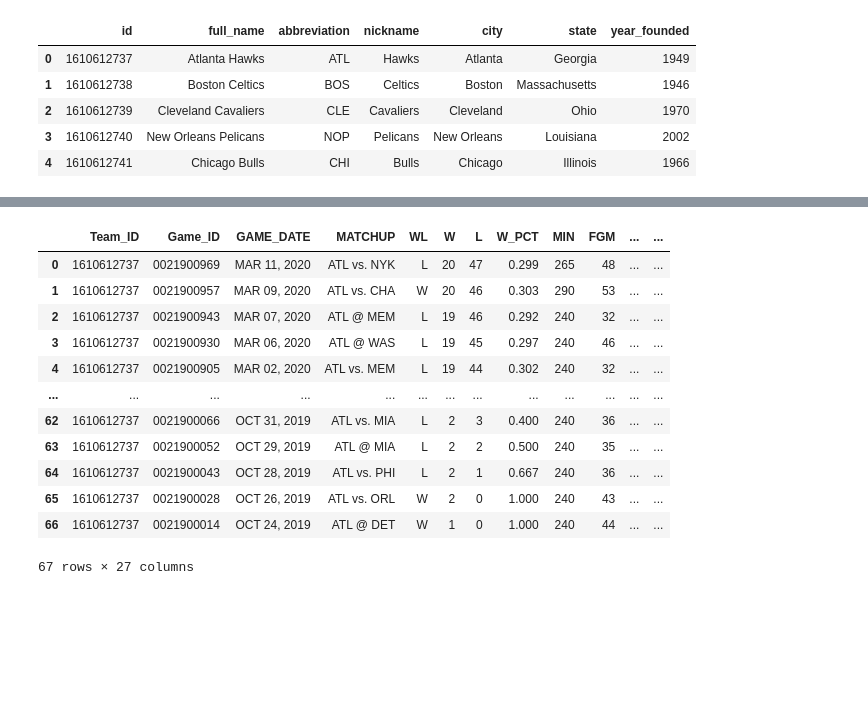
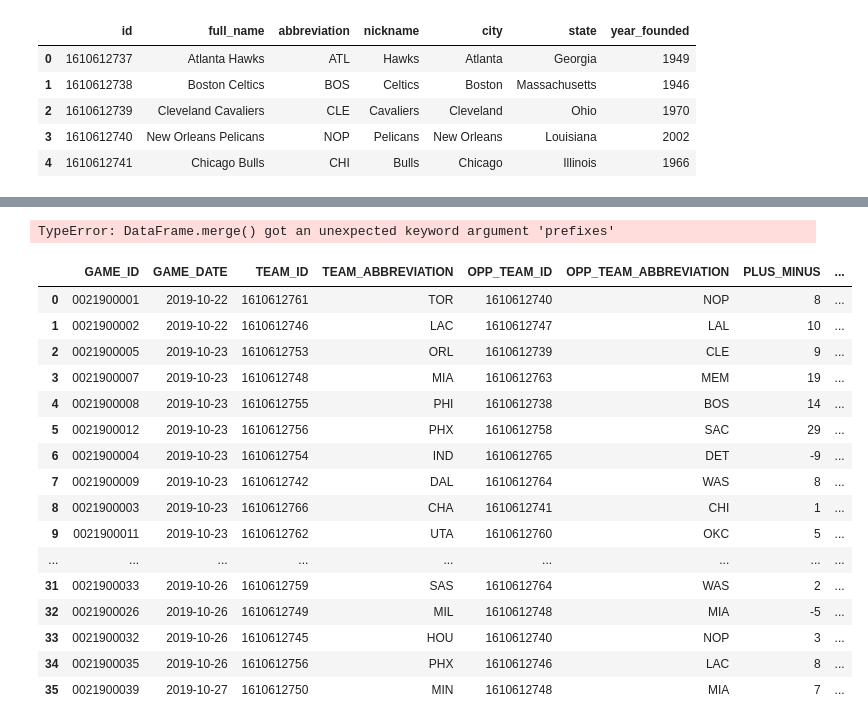
Before and after one commit to KTsula/NBA-prediction-bets, a Jupyter notebook: data_pipeline.ipynb, the cells around one changed output, grey strips where cells are left out. Cells and saved outputs as stored; diff of their text form; code cells hidden in the pictures; blank space fills up the shorter version.

```diff
--- a/data_pipeline.ipynb
+++ b/data_pipeline.ipynb
@@ -72,8 +72,26 @@ games_df.head(10)
+# %%
+def process_team_df(team_df):
+    team_df["WL"] = team_df["WL"].map({"W": 1, "L": 0, 1: 1, 0: 0})
+    team_df["P_W_PCT"] = team_df["W_PCT"].shift(-1)
+    team_df["PAST_5"] = team_df["WL"].rolling(5).mean().shift(-5)
+    team_df["PAST_5_PTS"] = team_df["PTS"].rolling(5).mean().shift(-5)
+    team_df["W-L"] = team_df["W"] - team_df["L"]
+    team_df["P_W-L"] = team_df["W-L"].shift(-1)
+    team_df = team_df[
+        [
+            "Game_ID",
+            "P_W_PCT",
+            "PAST_5",
+            "PAST_5_PTS",
+            "P_W-L",
+        ]
+    ]
+    return team_df
 # %%
 team_dfs = {}
 for i, team in enumerate(teams_df["id"]):
     print(f"Getting game log for {teams_df['full_name'][i]}")
     team_log = teamgamelog.TeamGameLog(team_id=team, season=season).get_data_frames()
     assert len(team_log) == 1
-    team_dfs[team] = team_log[0]
+    team_dfs[teams_df["abbreviation"][i]] = process_team_df(team_log[0])
     time.sleep(0.5)
@@ -80,19 +115,0 @@ for i, team in enumerate(teams_df["id"]):
-# %%
-test_df = teamgamelog.TeamGameLog(team_id=1610612737, season=season).get_data_frames()[
-    0
-]
-test_df
-# %% [output]
-|  | Team_ID | Game_ID | GAME_DATE | MATCHUP | WL | W | L | W_PCT | MIN | FGM | ... | ... |
-| 0 | 1610612737 | 0021900969 | MAR 11, 2020 | ATL vs. NYK | L | 20 | 47 | 0.299 | 265 | 48 | ... | ... |
-| 1 | 1610612737 | 0021900957 | MAR 09, 2020 | ATL vs. CHA | W | 20 | 46 | 0.303 | 290 | 53 | ... | ... |
-| 2 | 1610612737 | 0021900943 | MAR 07, 2020 | ATL @ MEM | L | 19 | 46 | 0.292 | 240 | 32 | ... | ... |
-| 3 | 1610612737 | 0021900930 | MAR 06, 2020 | ATL @ WAS | L | 19 | 45 | 0.297 | 240 | 46 | ... | ... |
-| 4 | 1610612737 | 0021900905 | MAR 02, 2020 | ATL vs. MEM | L | 19 | 44 | 0.302 | 240 | 32 | ... | ... |
-| ... | ... | ... | ... | ... | ... | ... | ... | ... | ... | ... | ... | ... |
-| 62 | 1610612737 | 0021900066 | OCT 31, 2019 | ATL vs. MIA | L | 2 | 3 | 0.400 | 240 | 36 | ... | ... |
-| 63 | 1610612737 | 0021900052 | OCT 29, 2019 | ATL @ MIA | L | 2 | 2 | 0.500 | 240 | 35 | ... | ... |
-| 64 | 1610612737 | 0021900043 | OCT 28, 2019 | ATL vs. PHI | L | 2 | 1 | 0.667 | 240 | 36 | ... | ... |
-| 65 | 1610612737 | 0021900028 | OCT 26, 2019 | ATL vs. ORL | W | 2 | 0 | 1.000 | 240 | 43 | ... | ... |
-| 66 | 1610612737 | 0021900014 | OCT 24, 2019 | ATL @ DET | W | 1 | 0 | 1.000 | 240 | 44 | ... | ... |
-67 rows × 27 columns
@@ -105,0 +116,40 @@ def process_team_df(team_df):
+# %%
+comp_team_dfs = pd.concat(
+    [df.assign(TEAM_ABBREVIATION=abbr) for abbr, df in team_dfs.items()]
+)
+# %%
+df = games_df.merge(
+    comp_team_dfs,
+    left_on=["GAME_ID", "TEAM_ABBREVIATION"],
+    right_on=["Game_ID", "TEAM_ABBREVIATION"],
+    how="left",
+)
+df = df.merge(
+    comp_team_dfs,
+    left_on=["GAME_ID", "OPP_TEAM_ABBREVIATION"],
+    right_on=["Game_ID", "TEAM_ABBREVIATION"],
+    how="left",
+    suffixes=("", "_OPP"),
+)
+# %% [output]
+TypeError: DataFrame.merge() got an unexpected keyword argument 'prefixes'
+# %%
+df.head(36)
+# %% [output]
+|  | GAME_ID | GAME_DATE | TEAM_ID | TEAM_ABBREVIATION | OPP_TEAM_ID | OPP_TEAM_ABBREVIATION | PLUS_MINUS | ... |
+| 0 | 0021900001 | 2019-10-22 | 1610612761 | TOR | 1610612740 | NOP | 8 | ... |
+| 1 | 0021900002 | 2019-10-22 | 1610612746 | LAC | 1610612747 | LAL | 10 | ... |
+| 2 | 0021900005 | 2019-10-23 | 1610612753 | ORL | 1610612739 | CLE | 9 | ... |
+| 3 | 0021900007 | 2019-10-23 | 1610612748 | MIA | 1610612763 | MEM | 19 | ... |
+| 4 | 0021900008 | 2019-10-23 | 1610612755 | PHI | 1610612738 | BOS | 14 | ... |
+| 5 | 0021900012 | 2019-10-23 | 1610612756 | PHX | 1610612758 | SAC | 29 | ... |
+| 6 | 0021900004 | 2019-10-23 | 1610612754 | IND | 1610612765 | DET | -9 | ... |
+| 7 | 0021900009 | 2019-10-23 | 1610612742 | DAL | 1610612764 | WAS | 8 | ... |
+| 8 | 0021900003 | 2019-10-23 | 1610612766 | CHA | 1610612741 | CHI | 1 | ... |
+| 9 | 0021900011 | 2019-10-23 | 1610612762 | UTA | 1610612760 | OKC | 5 | ... |
+| ... | ... | ... | ... | ... | ... | ... | ... | ... |
+| 31 | 0021900033 | 2019-10-26 | 1610612759 | SAS | 1610612764 | WAS | 2 | ... |
+| 32 | 0021900026 | 2019-10-26 | 1610612749 | MIL | 1610612748 | MIA | -5 | ... |
+| 33 | 0021900032 | 2019-10-26 | 1610612745 | HOU | 1610612740 | NOP | 3 | ... |
+| 34 | 0021900035 | 2019-10-26 | 1610612756 | PHX | 1610612746 | LAC | 8 | ... |
+| 35 | 0021900039 | 2019-10-27 | 1610612750 | MIN | 1610612748 | MIA | 7 | ... |
```
Also changed, not shown: parts of 3 cells of this notebook.
